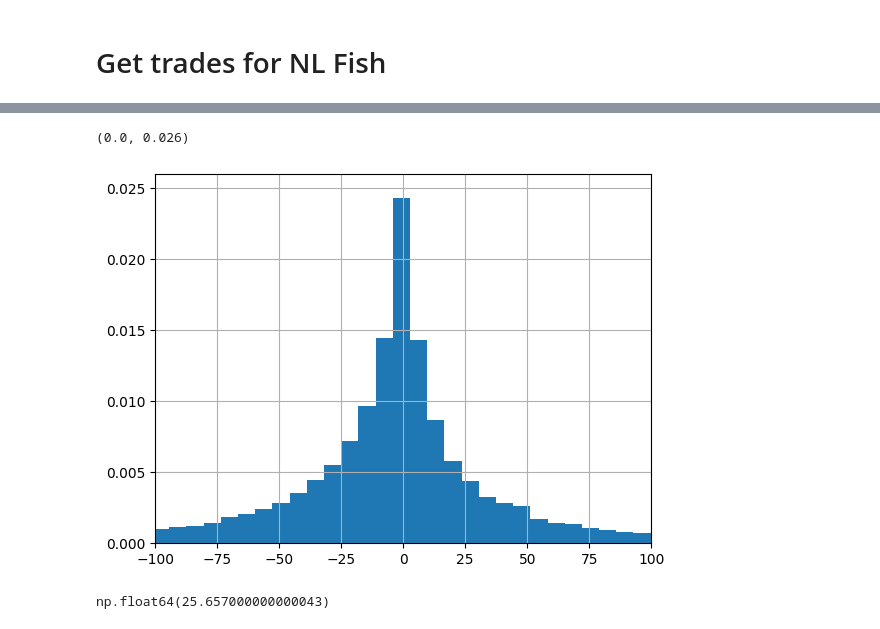
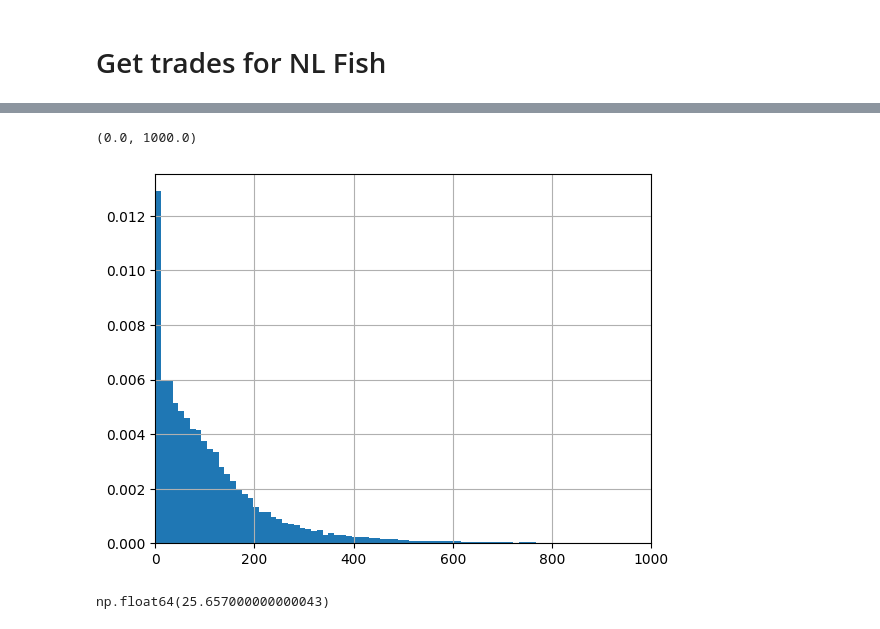
Before and after one commit to dn-aarhus-energy/intradays, a Jupyter notebook: Intraday/notebooks/nl_fish_analytics.ipynb, the cells around one changed output, grey strips where cells are left out. Drawn from its saved outputs; the diff is of its cells as text; code cells hidden in the pictures.

```diff
--- a/Intraday/notebooks/nl_fish_analytics.ipynb
+++ b/Intraday/notebooks/nl_fish_analytics.ipynb
@@ -302,13 +384,13 @@ high_low = pd.read_csv("/tmp/2020_2025_EC_FORECASE_PLUS_PRICE_AND_SPREADS.csv")
 # %%
 # Strength of the spot price for NL
-high_low['spot_strength'] = high_low['close_price'] - high_low['dayahead']
+high_low['spot_strength'] = high_low['high_price'] - high_low['low_price']
 ax = plt.gca()
 fig = high_low['spot_strength'].hist(bins=400, density=True)
-ax.set_xlim([-100, 100])
-ax.set_ylim([0, 0.026])
+ax.set_xlim([0, 1000])
+# ax.set_ylim([0, 0.06])
 # %% [output]
-(0.0, 0.026)
+(0.0, 1000.0)
-[figure, old version]
+[figure, new version]
 # %%
 high_low =high_low[high_low['Unnamed: 0'] <= '2025-01-14 16:00:00+01:00']
 # %%
```
Also changed, not shown: parts of 21 cells of this notebook, 1 other file.
